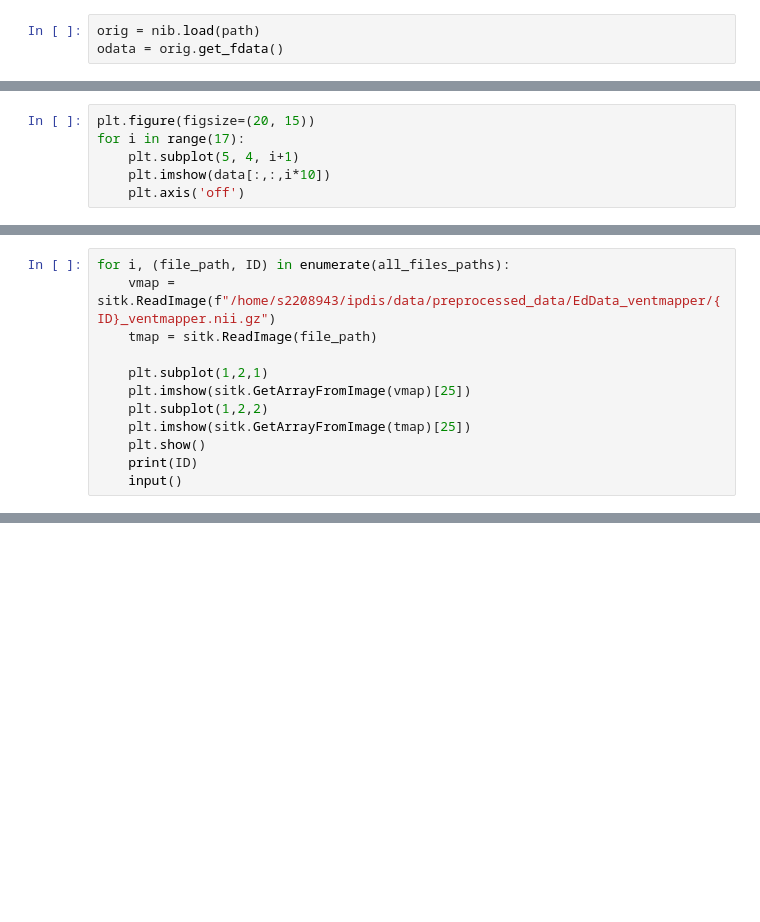
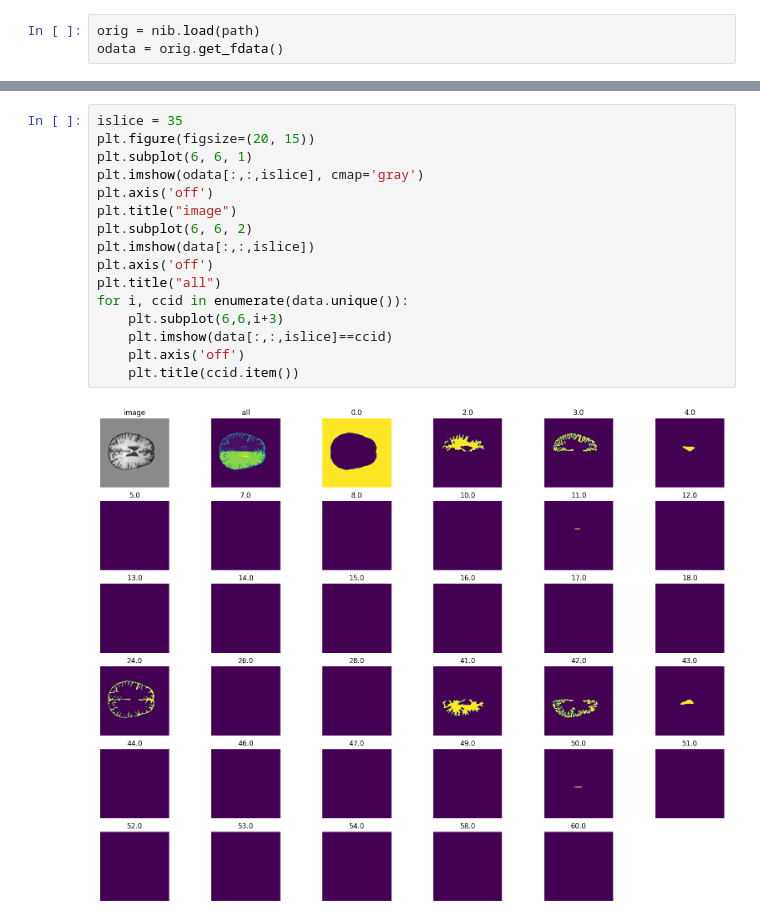
Before and after one commit to BenjaminPhi5/WMH_UQ_assessment, a Jupyter notebook: trustworthai/journal_run/interrater_experiments/Extract ventricle segmentations.ipynb, the cells around one changed output, grey strips where cells are left out. Cells and saved outputs as stored; diff of their text form; blank space fills up the shorter version.

```diff
--- a/trustworthai/journal_run/interrater_experiments/Extract ventricle segmentations.ipynb
+++ b/trustworthai/journal_run/interrater_experiments/Extract ventricle segmentations.ipynb
@@ -101,6 +72,0 @@ plt.imshow(des)
-# %%
-plt.figure(figsize=(20, 15))
-for i in range(17):
-    plt.subplot(5, 4, i+1)
-    plt.imshow(data[:,:,i*10])
-    plt.axis('off')
@@ -514,12 +72,0 @@ len(os.listdir("/home/s2208943/ipdis/data/preprocessed_data/EdData_ventmapper/")
-# %%
-for i, (file_path, ID) in enumerate(all_files_paths):
-    vmap = sitk.ReadImage(f"/home/s2208943/ipdis/data/preprocessed_data/EdData_ventmapper/{ID}_ventmapper.nii.gz")
-    tmap = sitk.ReadImage(file_path)
-
-    plt.subplot(1,2,1)
-    plt.imshow(sitk.GetArrayFromImage(vmap)[25])
-    plt.subplot(1,2,2)
-    plt.imshow(sitk.GetArrayFromImage(tmap)[25])
-    plt.show()
-    print(ID)
-    input()
@@ -546,0 +127,18 @@ yes, all looks good to me
+# %%
+islice = 35
+plt.figure(figsize=(20, 15))
+plt.subplot(6, 6, 1)
+plt.imshow(odata[:,:,islice], cmap='gray')
+plt.axis('off')
+plt.title("image")
+plt.subplot(6, 6, 2)
+plt.imshow(data[:,:,islice])
+plt.axis('off')
+plt.title("all")
+for i, ccid in enumerate(data.unique()):
+    plt.subplot(6,6,i+3)
+    plt.imshow(data[:,:,islice]==ccid)
+    plt.axis('off')
+    plt.title(ccid.item())
+# %% [output]
+[figure, added]
```
Also changed, not shown: parts of 54 cells of this notebook, 1 other file.
